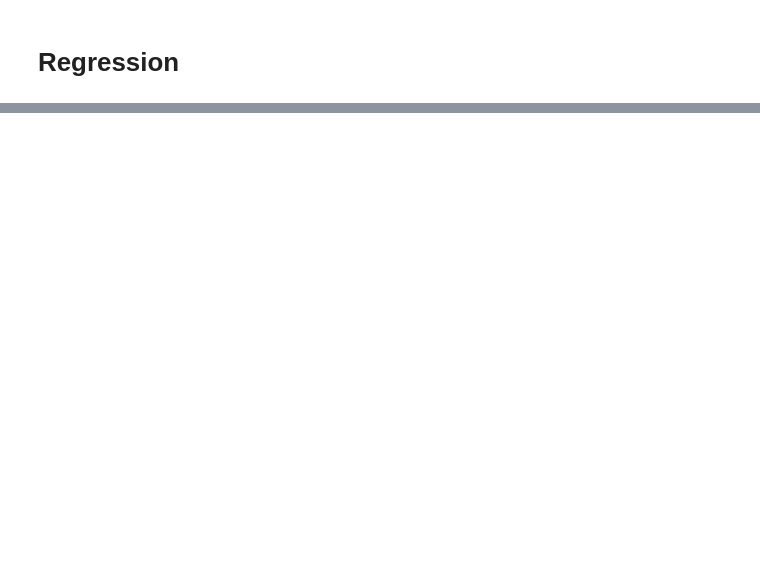
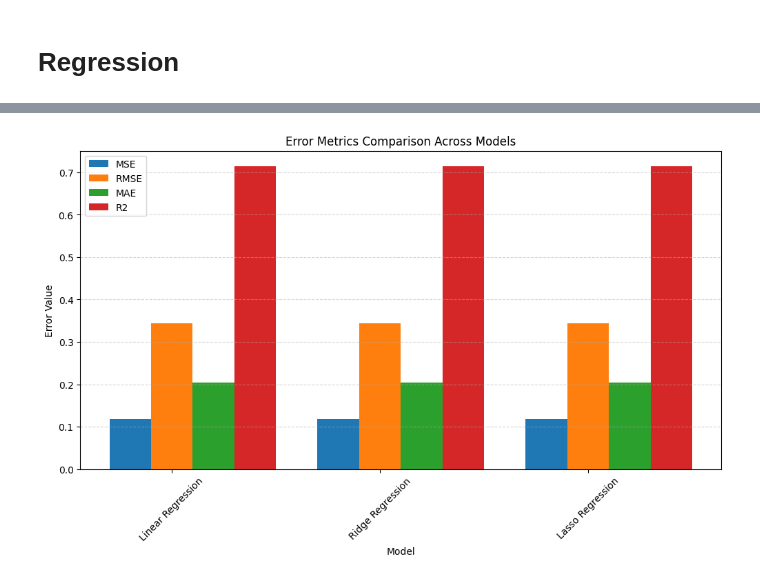
Before and after one commit to sahn1998/egg-price-prediction, a Jupyter notebook: model/linear_ridge_lasso_reg.ipynb, the cells around one changed output, grey strips where cells are left out. Cells and saved outputs as stored; diff of their text form; code cells hidden in the pictures; blank space fills up the shorter version.

```diff
--- a/model/linear_ridge_lasso_reg.ipynb
+++ b/model/linear_ridge_lasso_reg.ipynb
@@ -59,26 +64,2 @@ dataset.head()
 # %% [markdown]
 # Regression
-# %%
-X = dataset.drop([TARGET_VAR], axis=1) # Extract features (X) by dropping the target variable
-Y = dataset.loc[:, TARGET_VAR:TARGET_VAR] # Extract the target variable (Y)
-
-kf = KFold(n_splits=5, shuffle=True, random_state=42) # Initialize 5-Fold Cross Validation
-fold = 1
-
-# List to store all results
-results_list = []
-
-for train_index, val_index in kf.split(X):
-    X_train, X_val = X.iloc[train_index], X.iloc[val_index]
-    y_train, y_val = Y.iloc[train_index], Y.iloc[val_index]
-
-    for name, model in models.items():
-        metrics = test_model(model, X_train, y_train, X_val, y_val)
-        metrics["Model"] = name
-        metrics["Fold"] = fold
-        results_list.append(metrics)
-
-    fold += 1
-
-df_results = pd.DataFrame(results_list) # Convert results to a DataFrame
-df_results
@@ -121,0 +125,20 @@ df_results.to_csv(f'{model_results_file_path}/linear_ridge_lasso_cv_result.csv')
+# %%
+import numpy as np
+
+metrics = ["MSE", "RMSE", "MAE", "R2"]
+x = np.arange(len(df_results))  # X-axis positions for models
+
+plt.figure(figsize=(12, 6))
+
+for i, metric in enumerate(metrics):
+    plt.bar(x + i * 0.2, df_results[metric], width=0.2, label=metric)
+
+plt.xlabel("Model")
+plt.ylabel("Error Value")
+plt.title("Error Metrics Comparison Across Models")
+plt.xticks(x + 0.2, df_results["Model"], rotation=45)
+plt.legend()
+plt.grid(axis="y", linestyle="--", alpha=0.5)
+plt.show()
+# %% [output]
+[figure, added]
```
Also changed, not shown: parts of 8 cells of this notebook.
